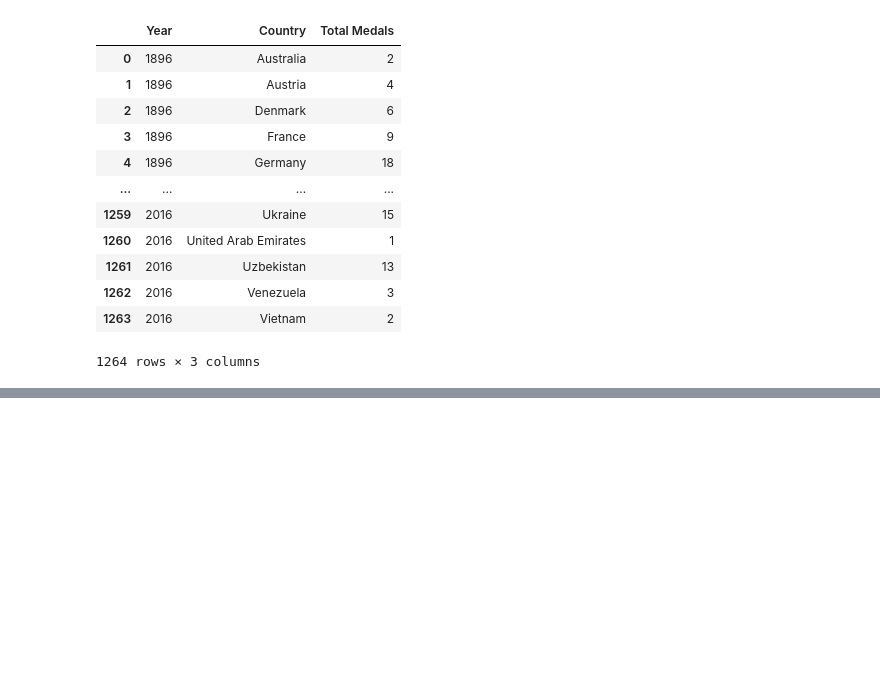
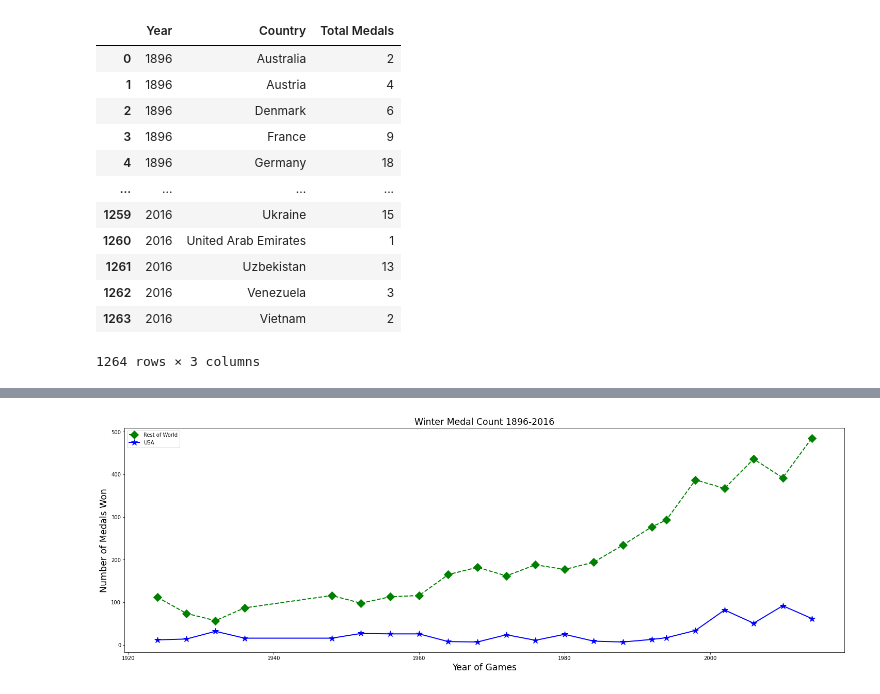
Before and after one commit to sissa81/project1, a Jupyter notebook: olympics.ipynb, the cells around one changed output, grey strips where cells are left out. Drawn from its saved outputs; the diff is of its cells as text; code cells hidden in the pictures; blank space fills up the shorter version.

```diff
--- a/olympics.ipynb
+++ b/olympics.ipynb
@@ -330,0 +357,8 @@ plt.show()
+# %%
+# Repeat for winter
+# Group winter winners by year and create total medals column
+yearly_winter = winter_winners.groupby(["Year","Country","Medal"]).size().unstack(fill_value=0).reset_index().rename_axis(None, axis=1)
+total_winter = yearly_winter["Bronze"] + yearly_winter["Silver"] + yearly_winter["Gold"]
+yearly_winter["Total Medals"] = total_winter
+winter_total = yearly_winter[["Year", "Country","Total Medals"]]
+winter_total
@@ -330,0 +379,9 @@ plt.show()
+# %%
+# Look at winter medal count for the US compared to the rest of the world
+# pull out total medal count for USA and rest of the world and then combine back into new dataframe
+usa_winter = winter_total.loc[winter_total["Country"] == "USA"].groupby(["Year"])["Total Medals"].sum().reset_index()
+other_winter = winter_total.loc[winter_total["Country"] != "USA"].groupby(["Year"])["Total Medals"].sum().reset_index()
+winter_medal_count = pd.merge(other_winter, usa_winter, how='left', on='Year')
+
+# Preview merged results
+winter_medal_count
@@ -330,0 +406,14 @@ plt.show()
+# %%
+# Rename columns to reflect what is being shown and replace NaN with 0 for USA since there were no winter medals won for USA
+winter_medal_count.rename(columns = {"Total Medals_x":"Rest of the World","Total Medals_y": "USA Medals"}, inplace = True)
+# Plot multi-line graph
+plt.figure(figsize=(25,8))
+plt.plot(winter_medal_count["Year"], winter_medal_count["Rest of the World"], label="Rest of World", color="green", linewidth=2, linestyle="dashed",marker='D',markersize=12,markerfacecolor="g")
+plt.plot(winter_medal_count["Year"], winter_medal_count["USA Medals"], label="USA", color="b", linewidth=2,marker='*',markersize=12,markerfacecolor="b")
+plt.xlabel("Year of Games",fontsize="xx-large")
+plt.ylabel("Number of Medals Won",fontsize="xx-large")
+plt.legend(loc="best")
+plt.title("Winter Medal Count 1896-2016",fontsize="xx-large")
+plt.show()
+# %% [output]
+[figure, added]
```
Also changed, not shown: parts of 5 cells of this notebook.
